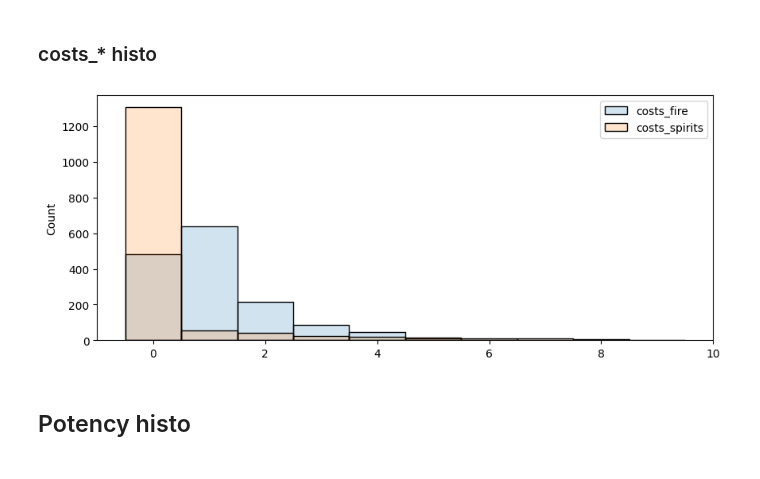
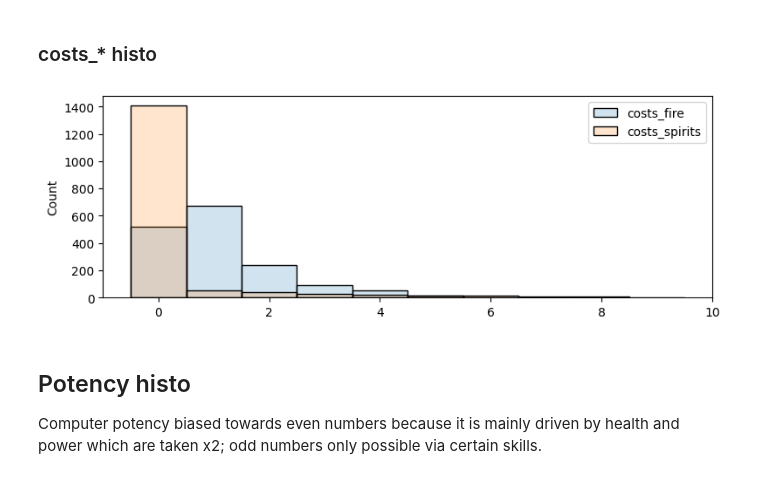
Before and after one commit to ymyke/cardio, a Jupyter notebook: cardio/blueprints/blueprint_stats.ipynb, the cells around one changed output. Drawn from its saved outputs; the diff is of its cells as text; code cells hidden in the pictures.

```diff
--- a/cardio/blueprints/blueprint_stats.ipynb
+++ b/cardio/blueprints/blueprint_stats.ipynb
@@ -10,11 +8,11 @@ from matplotlib import pyplot as plt
 from cardio.blueprints.blueprint_catalog import thecatalog
 from cardio import skills, Card
 
+plt.rcParams["figure.figsize"] = (9, 3)
+
 cards = thecatalog._blueprints.instantiate()
 attribute_names = [
     "name",
-    "potency",
-    "core_potency",
     "health",
     "power",
     "has_fire",
@@ -28,6 +26,8 @@ skill_names = [s.__name__ for s in skill_types]
 df = pd.DataFrame()
 for attr in attribute_names:
     df[attr] = [getattr(c, attr) for c in cards]
+df["human_potency"] = [c.potency("human") for c in cards]
+df["computer_potency"] = [c.potency("computer") for c in cards]
 df["skills"] = [c.skills.count() for c in cards]
 for st, sn in zip(skill_types, skill_names):
     df[sn] = [st in c.skills for c in cards]
@@ -140,15 +163,15 @@ plt.show()
 ### costs_* histo
 # %%
 sns.histplot(data=df, x="costs_fire", discrete=True, alpha=0.2, label="costs_fire")
-sns.histplot(
-    data=df, x="costs_spirits", discrete=True, alpha=0.2, label="costs_spirits"
-)
+sns.histplot(data=df, x="costs_spirits", discrete=True, alpha=0.2, label="costs_spirits")
 plt.gca().set_xlabel("")
-plt.legend()
-plt.show()
+_ = plt.legend()
 
 # TODO This ok? Bug in the code? Need to tweak distribution?
 # %% [output]
-[figure, old version]
+[figure, new version]
-# %% [markdown]
-## Potency histo
+# %% [markdown]
+## Potency histo
+
+Computer potency biased towards even numbers because it is mainly driven by health and
+power which are taken x2; odd numbers only possible via certain skills.
```
Also changed, not shown: parts of 39 cells of this notebook, 7 other files.
